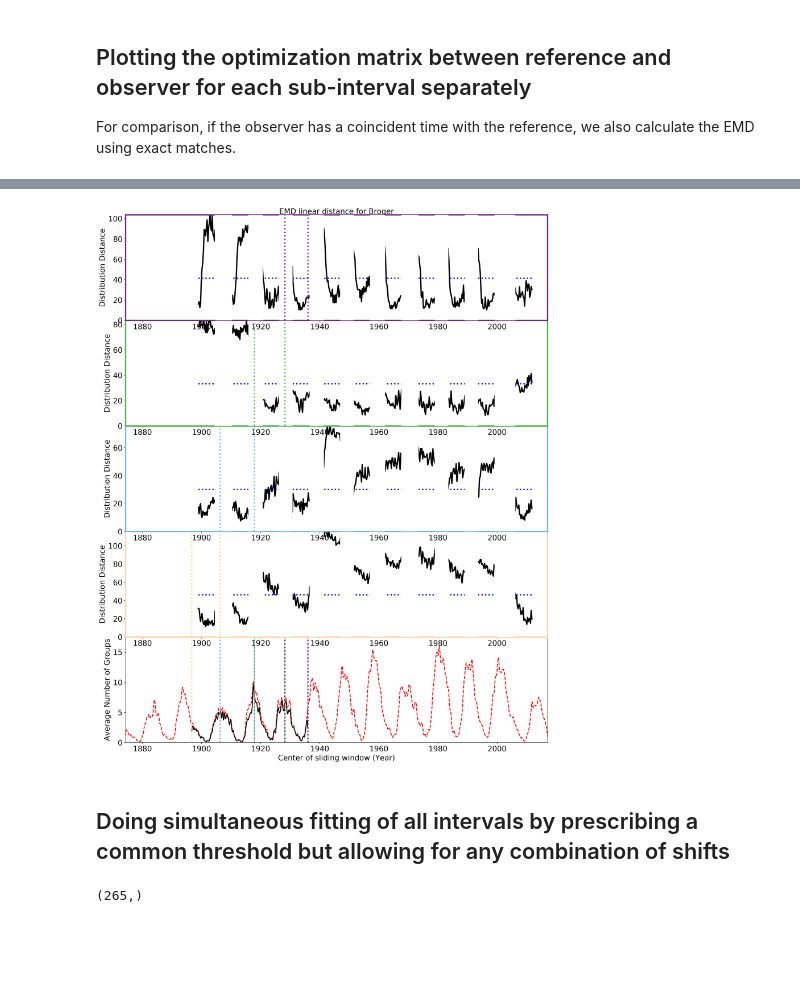
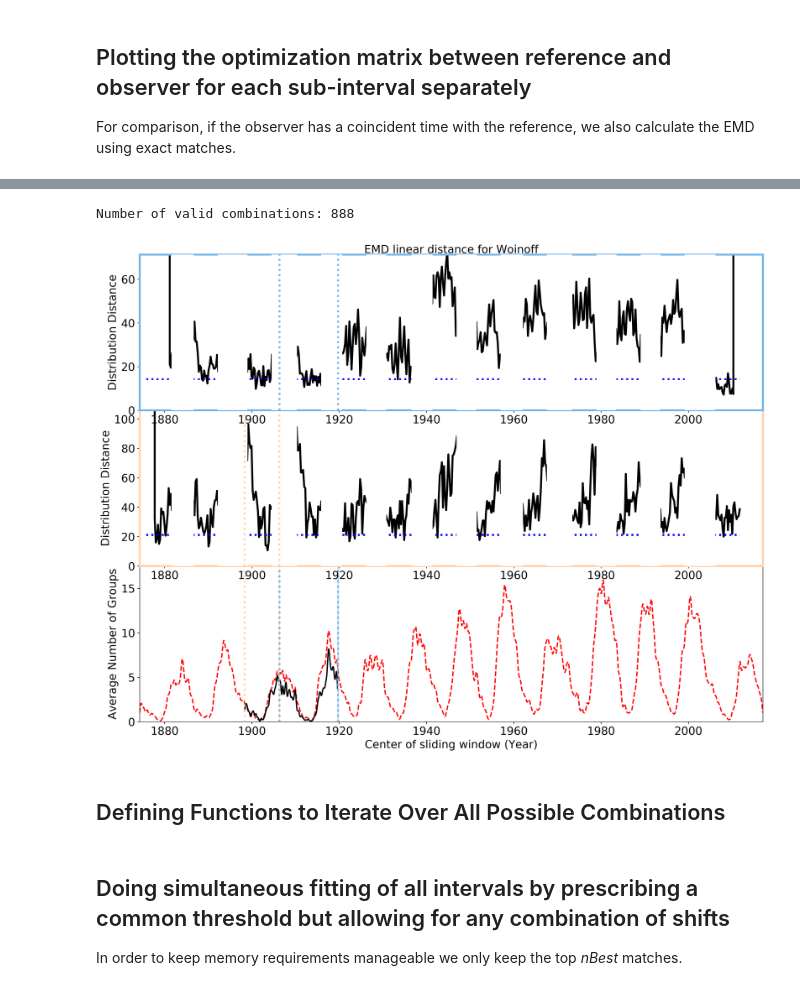
Before and after one commit to amunozj/GRPSSN, a Jupyter notebook: ADF_SSN_03_Optimizing_ADF_time_threshold-Min_Max.ipynb, the cells around one changed output, grey strips where cells are left out. Saved outputs shown, nothing was run; the diff lists cells and outputs as text; code cells hidden in the pictures; blank space fills up the shorter version.

```diff
--- a/ADF_SSN_03_Optimizing_ADF_time_threshold-Min_Max.ipynb
+++ b/ADF_SSN_03_Optimizing_ADF_time_threshold-Min_Max.ipynb
@@ -145,9 +145,9 @@ SIL_minT = SILSO_Sn.loc[pkMin, 'FRACYEAR'].values
 REF_min = SIL_min[np.logical_and(SIL_minT<=np.max(REF_Dat['FRACYEAR']), SIL_minT>=np.min(REF_Dat['FRACYEAR']))]
 REF_minT = SIL_minT[np.logical_and(SIL_minT<=np.max(REF_Dat['FRACYEAR']), SIL_minT>=np.min(REF_Dat['FRACYEAR']))]
 
-# Remove first two minima
-REF_min = REF_min[2:REF_min.shape[0]]
-REF_minT = REF_minT[2:REF_minT.shape[0]]
+# # Remove first two minima
+# REF_min = REF_min[2:REF_min.shape[0]]
+# REF_minT = REF_minT[2:REF_minT.shape[0]]
 
 # # Remove last minimum
 # REF_min = REF_min[0:REF_min.shape[0]-1]
@@ -238,7 +238,7 @@ Other long observers with overlap are:
 Observations for the chosen observer are filled with NaNs for days without observations.
 # %%
 # Observer Station Number
-CalObs = 370
+CalObs = 376
 NamObs = GN_Obs['OBSERVER'].values[GN_Obs['STATION'].values==CalObs]
 NamObs = NamObs[0]
 NamObs = NamObs[0:NamObs.find(',')]
@@ -638,14 +638,14 @@ fig = plt.figure(figsize=(fszh/dpi,fszv/dpi))
 
 
 # Top Distribution
-ax1 = fig.add_axes([ppadh, ppadv + pxy/fszv*frc, pxx/fszh*frc, pxy/fszv*(1-frc)])
-ADFObs, bins, patches = ax1.hist(grpOb[obsOb/MoLngt>=minObD]/MoLngt, bins= (np.arange(0,MoLngt+2)-0.5)/MoLngt,  color=Clr[4], alpha=.6, normed = True);
+axd = fig.add_axes([ppadh, ppadv + pxy/fszv*frc, pxx/fszh*frc, pxy/fszv*(1-frc)])
+ADFObs, bins, patches = axd.hist(grpOb[obsOb/MoLngt>=minObD]/MoLngt, bins= (np.arange(0,MoLngt+2)-0.5)/MoLngt,  color=Clr[4], alpha=.6, normed = True);
 (xAD, yAD) = histOutline(grpOb[obsOb/MoLngt>=minObD]/MoLngt, bins= (np.arange(0,MoLngt+2)-0.5)/MoLngt, normed = True)
-ax1.plot(xAD, yAD, color=Clr[4])
+axd.plot(xAD, yAD, color=Clr[4])
 
 # Axes properties
-ax1.set_xlim(left = -0.05, right = 1.05);
-ax1.set_axis_off()
+axd.set_xlim(left = -0.05, right = 1.05);
+axd.set_axis_off()
 
 
 # Right Distribution
@@ -1101,6 +1107,13 @@ _Top panels:_ Each panel shows the distance measured between observer and refere
 # %%
-# Threshold above which we will ignore timeshifts
-disThres = 4
+# Threshold above which we will ignore timeshifts (in units of the shortest
+# distance between observer and reference ADFs for each sub-interval separately)
+disThres = 2
+
+# Dictionary that will store valid shift indices for each sub-interval
+valShfInx = []
+
+# Dictionary that will store the length of the index array for each sub-interval
+valShfLen = []
 
 # Size definitions
 dpi = 300
@@ -1159,6 +1172,10 @@ for siInx in range(0,cenPoints.shape[0]):
     x = REF_Grp['FRACYEAR'].values[cadMaskI]
     y = np.amin(EMD[:,:,siInx],axis=0)
 
+    # Appending valid indices to variable and storing length
+    valShfInx.append((y<=disThres*np.min(y)).nonzero()[0])
+    valShfLen.append(valShfInx[siInx].shape[0])
+
     # Plotting Optimization Matrix
     ax1.plot(x,y, color = 'k', linewidth = 3)
 
@@ -1174,31 +1191,39 @@ for siInx in range(0,cenPoints.shape[0]):
         ax1.fill(np.array([x[IIdx[IIdx.shape[0]-1]], x[IIdx[IIdx.shape[0]-1]], x[IIdx[IIdx.shape[0]-1]+1], x[IIdx[IIdx.shape[0]-1]+1]])
                  , np.array([0, np.max(y), np.max(y), 0]),  color = 'w', zorder=10)
 
     # Plotting edges
     ax1.plot(np.array([1,1])*np.min(TObsFYr), np.array([0,np.max(y)]),':', zorder=11, linewidth = 3, color = Clr[5-siInx])
     ax1.plot(np.array([1,1])*np.max(TObsFYr), np.array([0,np.max(y)]),':', zorder=11, linewidth = 3, color = Clr[5-siInx])
 
     ax2.plot(np.array([1,1])*np.min(TObsFYr), np.array([0,np.max(y)]),':', zorder=11, linewidth = 3, color = Clr[5-siInx])
     ax2.plot(np.array([1,1])*np.max(TObsFYr), np.array([0,np.max(y)]),'-', zorder=11, linewidth = 1, color = Clr[5-siInx])
     ax2.plot(np.array([1,1])*np.max(TObsFYr), np.array([0,np.max(y)]),':', zorder=11, linewidth = 3, color = Clr[5-siInx])
 
     # Axes properties
     ax1.set_ylabel('Distribution Distance')
     ax1.set_xlim(left = np.min(REF_Dat['FRACYEAR']), right = np.max(REF_Dat['FRACYEAR']))
     ax1.set_ylim(bottom = 0, top = np.min(y)*10)
 
     ax1.spines['bottom'].set_color(Clr[5-siInx])
     ax1.spines['bottom'].set_linewidth(3)
     ax1.spines['top'].set_color(Clr[5-siInx])
     ax1.spines['top'].set_linewidth(3)
     ax1.spines['right'].set_color(Clr[5-siInx])
     ax1.spines['right'].set_linewidth(3)
     ax1.spines['left'].set_color(Clr[5-siInx])
     ax1.spines['left'].set_linewidth(3)
 
     # Adding title
     if siInx==cenPoints.shape[0]-1:
         #ax1.text(0.5, 1.01,'Chi-Square (y-y_exp)^2/(y^2+y_exp^2) for ' + NamObs.capitalize(), horizontalalignment='center', transform = ax1.transAxes)
         ax1.text(0.5, 1.01,'EMD linear distance for ' + NamObs.capitalize(), horizontalalignment='center', transform = ax1.transAxes)
+
+# Saving lengths as array
+valShfLen = np.array(valShfLen)
+
+print('Number of valid combinations:', np.prod(valShfLen))
 # %% [output]
+Number of valid combinations: 888
-[figure, old version]
+[figure, new version]
+# %% [markdown]
+## Defining Functions to Iterate Over All Possible Combinations
@@ -1205,2 +1270,4 @@ for siInx in range(0,cenPoints.shape[0]):
 # %% [markdown]
 ## Doing simultaneous fitting of all intervals by prescribing a common threshold but allowing for any combination of shifts
+
+In order to keep memory requirements manageable we only keep the top _nBest_ matches.
@@ -1213,4 +1273,0 @@ for siInx in range(0,cenPoints.shape[0]):
-# %%
-print(np.amin(EMD[:,:,siInx],axis=0).shape)
-# %% [output]
-(265,)
```
Also changed, not shown: parts of 14 cells of this notebook, 1 other file.
